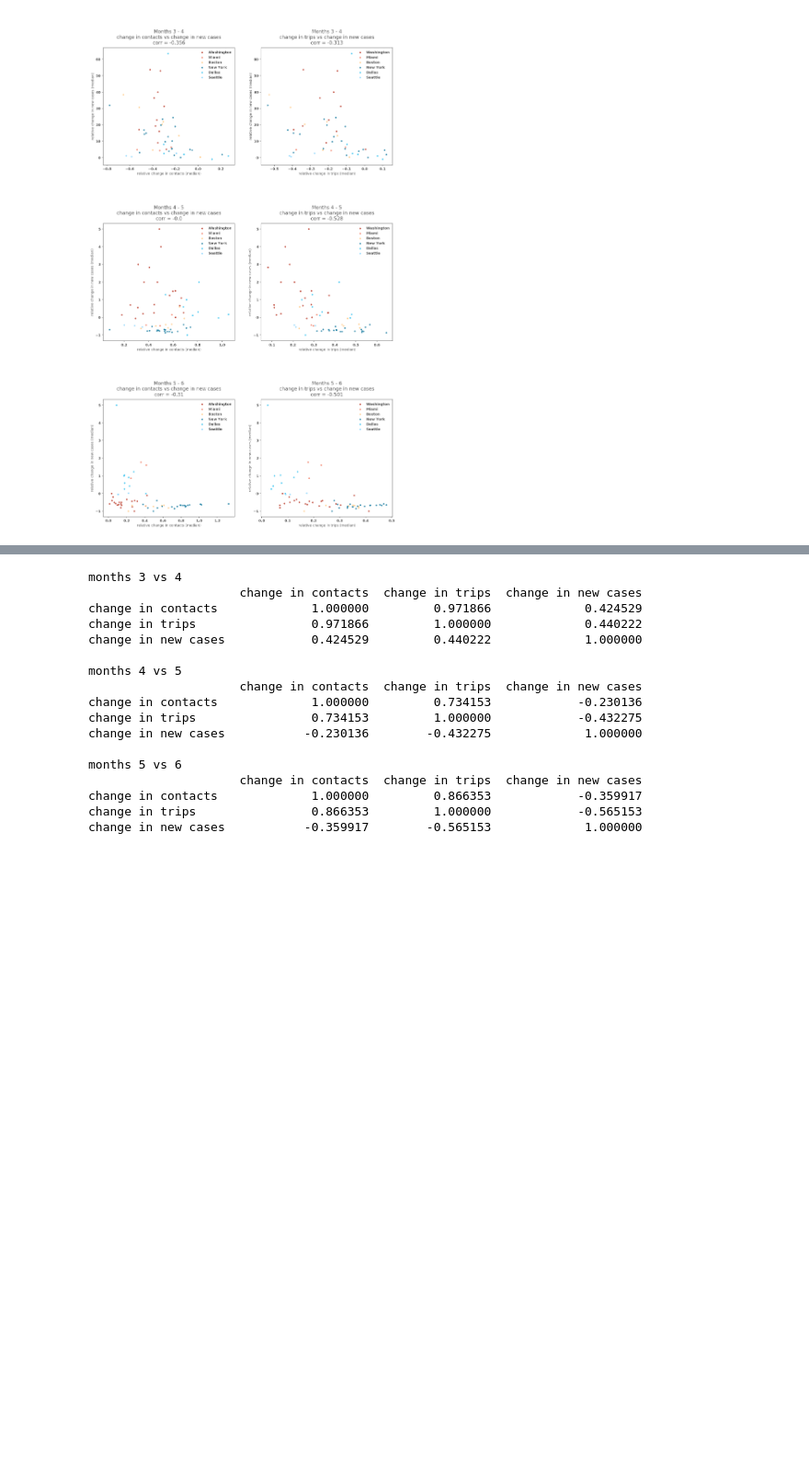
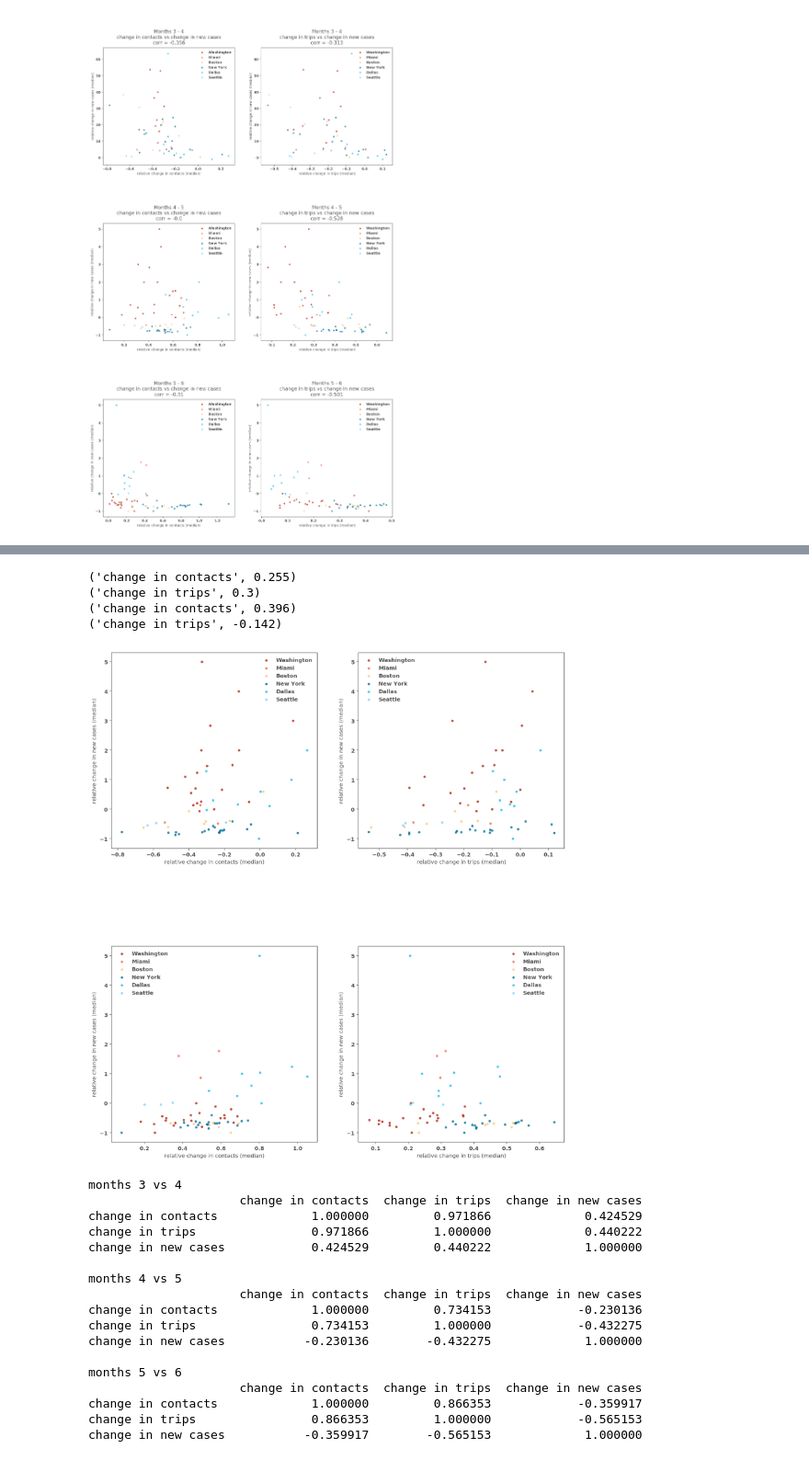
Before and after one commit to aberke/covid-19, a Jupyter notebook: cases_contacts_mobility_correlations.ipynb, the cells around one changed output, grey strips where cells are left out. Shown at 92% size. Drawn from its saved outputs; the diff is of its cells as text; code cells hidden in the pictures; blank space fills up the shorter version.

Commit message:
adding contacts v mobility analysis from social-distance repo

```diff
--- a/cases_contacts_mobility_correlations.ipynb
+++ b/cases_contacts_mobility_correlations.ipynb
@@ -462,3 +489,58 @@ plt.show()
+# %%
+# compare change in months  to following change in months
+ncols = 2
+nrows=len(monthly_median_change_tables)-1
+
+fig, axes = plt.subplots(nrows=nrows, ncols=ncols, figsize=(15, nrows*8))
+plt.subplots_adjust(hspace=0.5)
+s=12
+
+
+pd.options.mode.use_inf_as_na = True
+
+for i, (m1, m2) in enumerate(sorted(monthly_median_change_tables.keys())[:-1]):
+    m12_df = monthly_median_change_tables[(m1, m2)]
+    m23_df = monthly_median_change_tables[(m1+1, m2+1)]
+    merged = m12_df.reset_index().merge(m23_df.reset_index(),on=FIPS,suffixes=("","_1")).set_index(FIPS)
+    for j, change_metric  in enumerate([CHANGE_PREFIX+CONTACTS, CHANGE_PREFIX+TRIPS]):
+        ax = axes.flat[2*i+j]
+        for metro_area in metro_areas:
+            metro_merged_df =  merged[merged[METRO_AREA]==metro_area]
+            x = metro_merged_df[change_metric]
+            y = metro_merged_df[CHANGE_PREFIX+NEW_CASES+"_1"]
+            ax.scatter(
+                x,
+                y,
+                s=12,
+                label=metro_area,
+                alpha=0.7,
+            )
+        ax.spines['top'].set_visible(True)
+        ax.spines['right'].set_visible(True)
+        ax.set_xlabel('relative %s (median)' % change_metric)
+        ax.set_ylabel('relative %s (median)' % (CHANGE_PREFIX+NEW_CASES))
+        ax.legend()
+        ax.get_figure().set_facecolor('w')
+        x = merged[change_metric]
+        y = merged[CHANGE_PREFIX+NEW_CASES+"_1"]
+        correlation  =  round(x.corr(y),3)
+        print(change_metric,  correlation)
+        title =  ''# '\n\nMonths %s - %s\n'\
+#             '%s vs %s\n' \
+#             'corr = %s' % (
+#                 str(m1),str(m2),
+#                 change_metric, (CHANGE_PREFIX+NEW_CASES),
+#                 correlation
+#         )
+#         ax.set_title(title)
+plt.legend()
+plt.show()
+# %% [output]
+('change in contacts', 0.255)
+('change in trips', 0.3)
+('change in contacts', 0.396)
+('change in trips', -0.142)
+[figure, added]
 # %%
 for i, (m1, m2) in enumerate(sorted(monthly_sum_change_tables.keys())):
     m_df = monthly_sum_change_tables[(m1, m2)]
```
Also changed, not shown: parts of 3 cells of this notebook, 1 other file.
